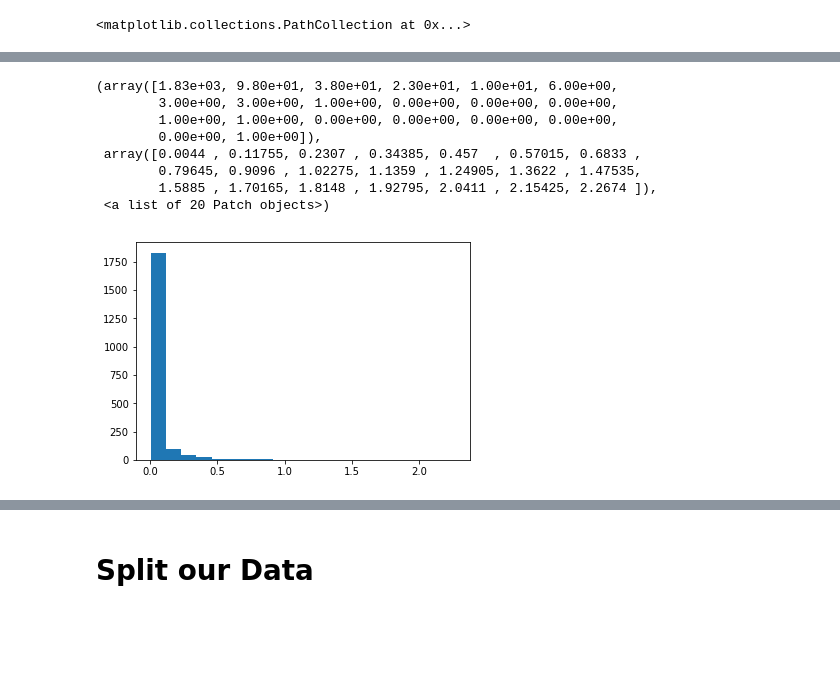
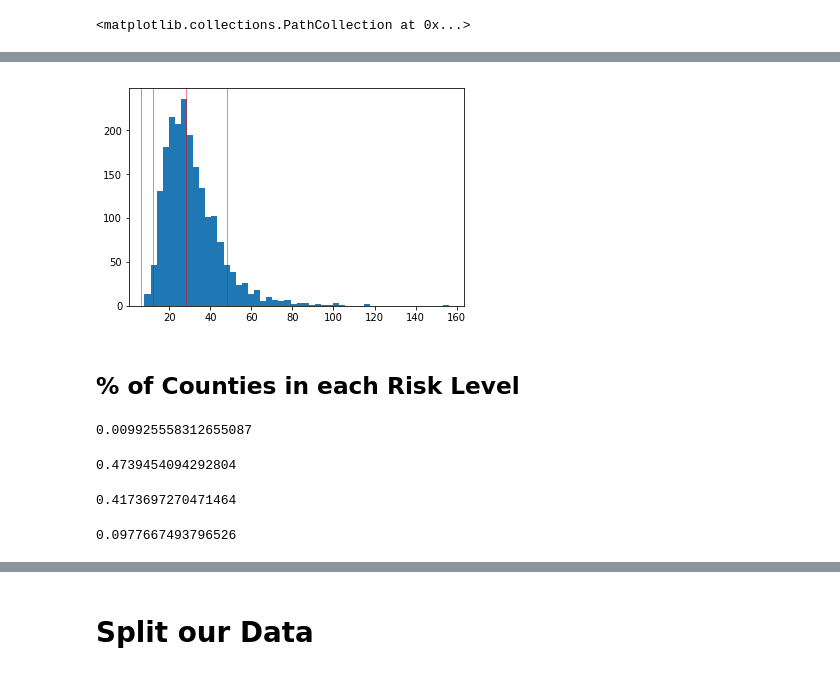
Before and after one commit to MIAISEMAN/mod_3_project, a Jupyter notebook: overdose_classification_by_county.ipynb, the cells around one changed output, grey strips where cells are left out. Drawn from its saved outputs; the diff is of its cells as text; code cells hidden in the pictures; blank space fills up the shorter version.

```diff
--- a/overdose_classification_by_county.ipynb
+++ b/overdose_classification_by_county.ipynb
@@ -416,12 +397,27 @@ plt.hist(counties_data['Crude Rate'], bins=50)
-# %%
-plt.hist(counties_data['% of Total Deaths'], bins=20)
-# %% [output]
-(array([1.83e+03, 9.80e+01, 3.80e+01, 2.30e+01, 1.00e+01, 6.00e+00,
-        3.00e+00, 3.00e+00, 1.00e+00, 0.00e+00, 0.00e+00, 0.00e+00,
-        1.00e+00, 1.00e+00, 0.00e+00, 0.00e+00, 0.00e+00, 0.00e+00,
-        0.00e+00, 1.00e+00]),
- array([0.0044 , 0.11755, 0.2307 , 0.34385, 0.457  , 0.57015, 0.6833 ,
-        0.79645, 0.9096 , 1.02275, 1.1359 , 1.24905, 1.3622 , 1.47535,
-        1.5885 , 1.70165, 1.8148 , 1.92795, 2.0411 , 2.15425, 2.2674 ]),
- <a list of 20 Patch objects>)
-[figure, removed]
+# %%
+plt.hist(counties_data['Crude Rate'], bins=50,)
+plt.axvline(x=6, color = 'r', linewidth=0.5);
+plt.axvline(x=12, color = 'r', linewidth=0.5);
+plt.axvline(x=28, color = 'r', linewidth=0.5);
+plt.axvline(x=48, color = 'r', linewidth=0.5);
+# %% [output]
+[figure, added]
+# %% [markdown]
+## % of Counties in each Risk Level
+# %%
+
+len(counties_data.loc[(counties_data['Crude Rate'] >= 8) & (counties_data['Crude Rate'] < 12)]) / len(counties_data)
+# %% [output]
+0.009925558312655087
+# %%
+len(counties_data.loc[(counties_data['Crude Rate'] >= 12) & (counties_data['Crude Rate'] < 28)]) / len(counties_data)
+# %% [output]
+0.4739454094292804
+# %%
+len(counties_data.loc[(counties_data['Crude Rate'] >= 28) & (counties_data['Crude Rate'] < 48)]) / len(counties_data)
+# %% [output]
+0.4173697270471464
+# %%
+len(counties_data.loc[(counties_data['Crude Rate'] >= 48)]) / len(counties_data)
+# %% [output]
+0.0977667493796526
```
Also changed, not shown: parts of 29 cells of this notebook.
